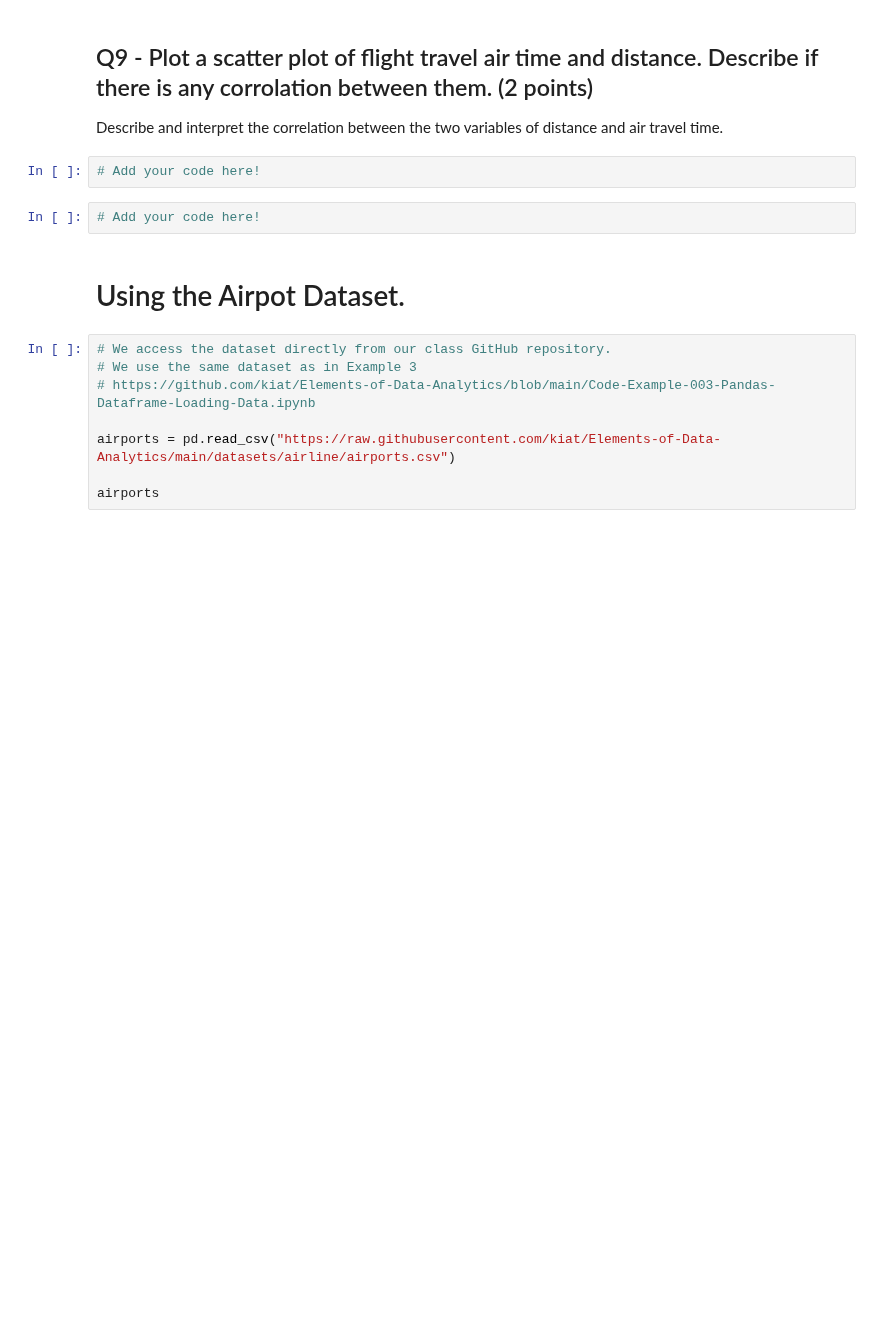
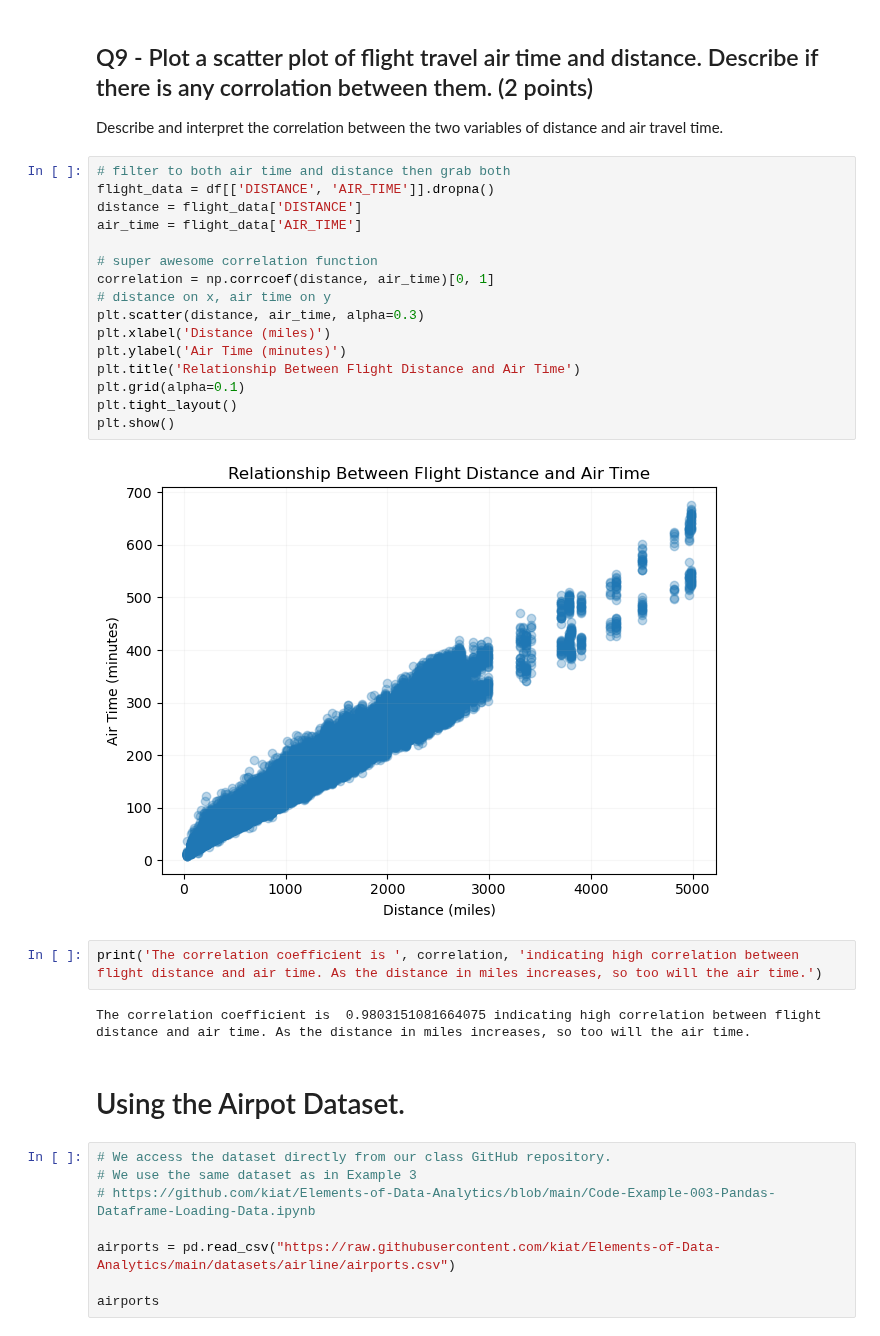
Before and after one commit to eduardo-issa/DataAnalytics_CS329E, a Jupyter notebook: Assignment1_A/329e_HW01.ipynb, the cells around one changed output. Saved outputs shown, nothing was run; the diff lists cells and outputs as text; blank space fills up the shorter version.

```diff
--- a/Assignment1_A/329e_HW01.ipynb
+++ b/Assignment1_A/329e_HW01.ipynb
@@ -163,9 +213,27 @@ The column field "CANCELLED" will be equal to one of the flight is cancelled.
 
 Describe and interpret the correlation between the two variables of distance and air travel time.
 # %%
-# Add your code here!
+# filter to both air time and distance then grab both
+flight_data = df[['DISTANCE', 'AIR_TIME']].dropna()
+distance = flight_data['DISTANCE']
+air_time = flight_data['AIR_TIME']
+
+# super awesome correlation function
+correlation = np.corrcoef(distance, air_time)[0, 1]
+# distance on x, air time on y
+plt.scatter(distance, air_time, alpha=0.3)
+plt.xlabel('Distance (miles)')
+plt.ylabel('Air Time (minutes)')
+plt.title('Relationship Between Flight Distance and Air Time')
+plt.grid(alpha=0.1)
+plt.tight_layout()
+plt.show()
+# %% [output]
+[figure, added]
 # %%
-# Add your code here!
+print('The correlation coefficient is ', correlation, 'indicating high correlation between flight distance and air time. As the distance in miles increases, so too will the air time.')
+# %% [output]
+The correlation coefficient is  0.9803151081664075 indicating high correlation between flight distance and air time. As the distance in miles increases, so too will the air time.
 # %% [markdown]
 # Using the Airpot Dataset.
 # %%
```
Also changed, not shown: parts of 7 cells of this notebook.
